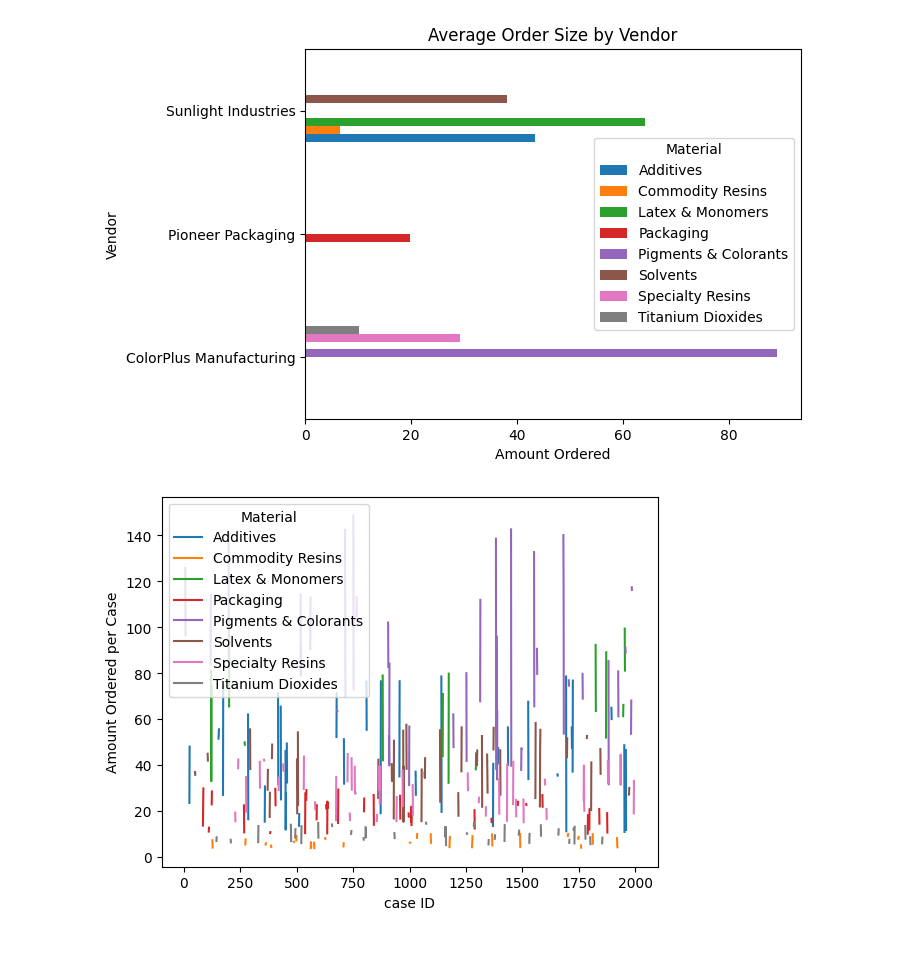
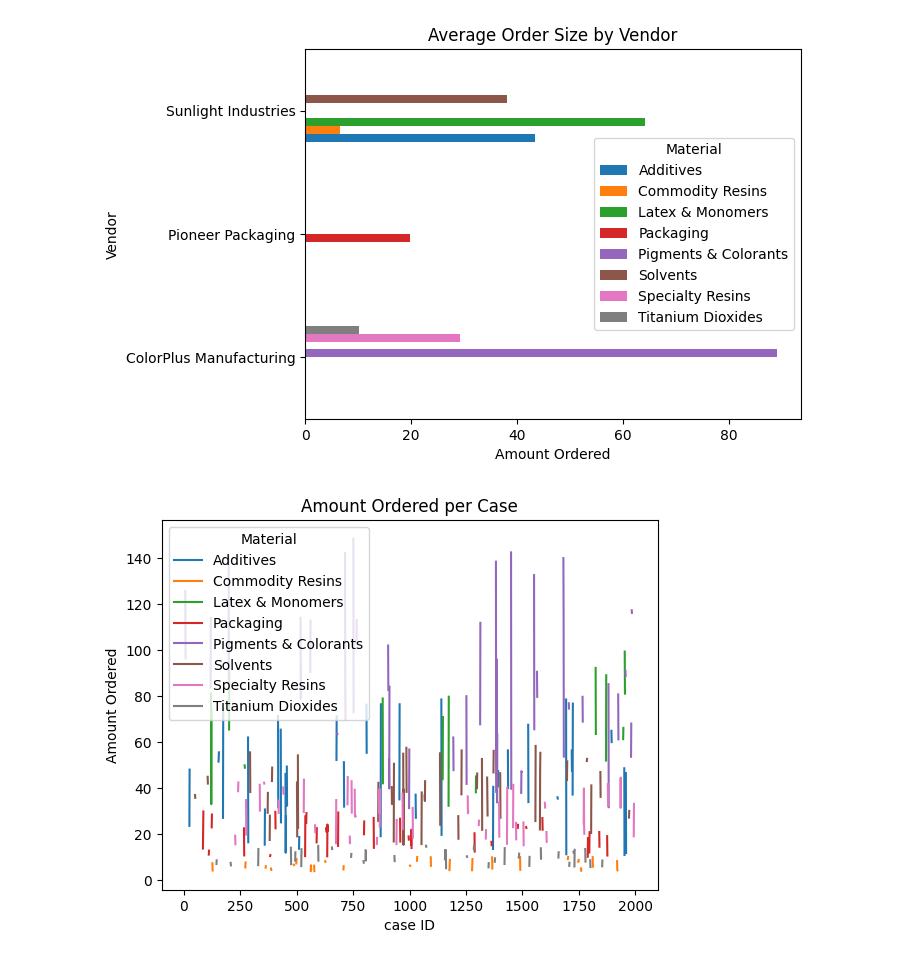
Before and after one commit to aaaka5h/BOLT-Datathon, a Jupyter notebook: analysis.ipynb, the cells around one changed output. Saved outputs shown, nothing was run; the diff lists cells and outputs as text; code cells hidden in the pictures.

```diff
--- a/analysis.ipynb
+++ b/analysis.ipynb
@@ -216,9 +296,10 @@ plt.show()
 # %%
 case_pivot_table_2 = pd.pivot_table(case_df, values='Amount Ordered', index='caseID', columns='Material', aggfunc=np.sum)
 
 case_pivot_table_2.plot()
 plt.xlabel('case ID')
-plt.ylabel('Amount Ordered per Case')
+plt.ylabel('Amount Ordered')
+plt.title('Amount Ordered per Case')
 plt.show()
 # %% [output]
-[figure, old version]
+[figure, new version]
```
Also changed, not shown: parts of 8 cells of this notebook.
